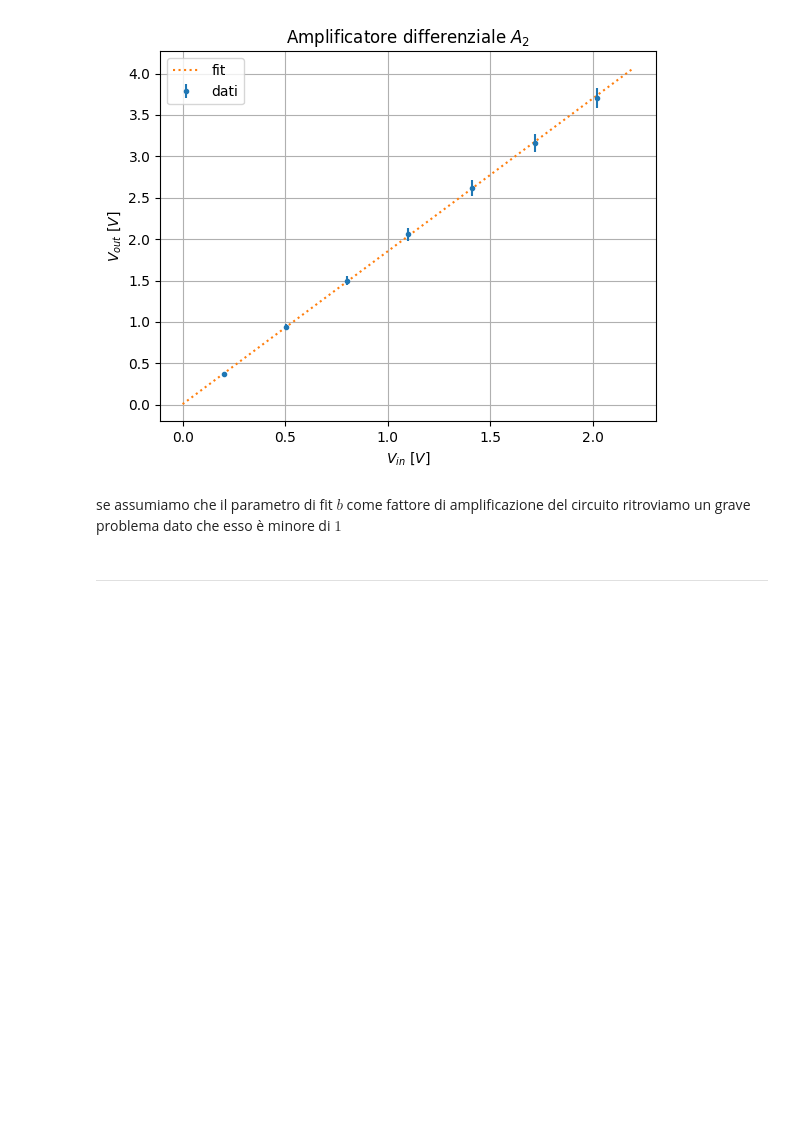
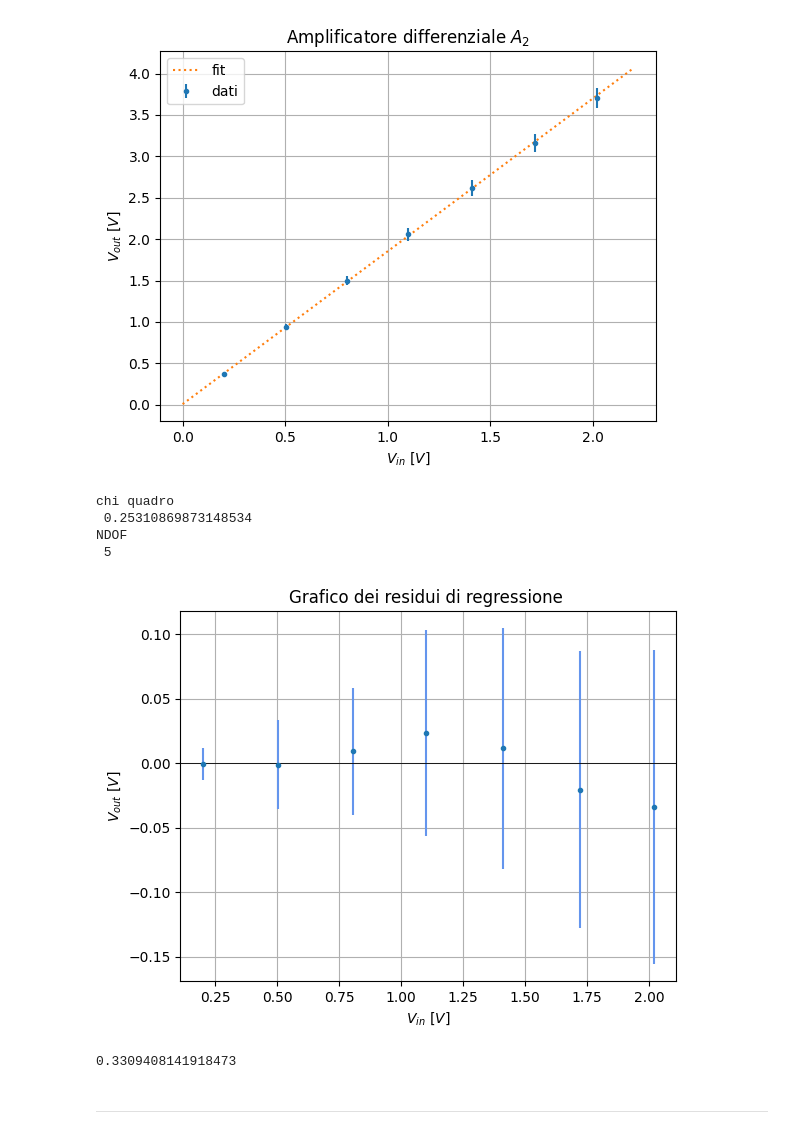
Before and after one commit to albertos-2002/SF3, a Jupyter notebook: elettronica/esperienza_5/Esperienza_5.ipynb, the cells around one changed output. Saved outputs shown, nothing was run; the diff lists cells and outputs as text; code cells hidden in the pictures; blank space fills up the shorter version.

```diff
--- a/elettronica/esperienza_5/Esperienza_5.ipynb
+++ b/elettronica/esperienza_5/Esperienza_5.ipynb
@@ -357,8 +200,20 @@ plt.legend()
 # %% [output]
 <matplotlib.legend.Legend at 0x...>
 [figure]
-# %% [markdown]
-se assumiamo che il parametro di fit $b$ come fattore di amplificazione del circuito ritroviamo un grave problema dato che esso è minore di $1$
+# %%
+chi_quadro_lineare(v_out_ni, v_in_ni, err_v_out_ni, 0.00761670400742398, 1.8446749719727098, "$V_{out} \ [V]$", "$V_{in} \ [V]$", "")
+# %% [output]
+chi quadro
+ 0.25310869873148534
+NDOF
+ 5
+[figure, added]
+# %%
+#@title compatibilità tra il valore teorico e quello sperimentale
+comp = -( 1.8330537082340677 - 1.8446749719727098 ) / math.sqrt( (0.03496079039878962)**2 + (0.0032962332578806157)**2 )
+print(comp)
+# %% [output]
+0.3309408141918473
 # %% [markdown]
 
 
```
Also changed, not shown: parts of 29 cells of this notebook.
